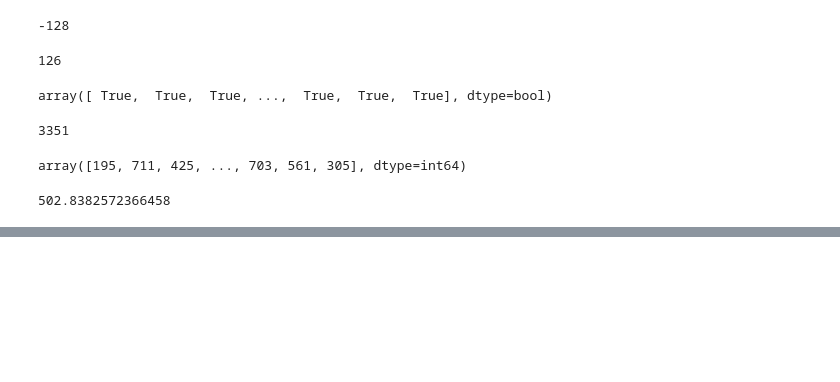
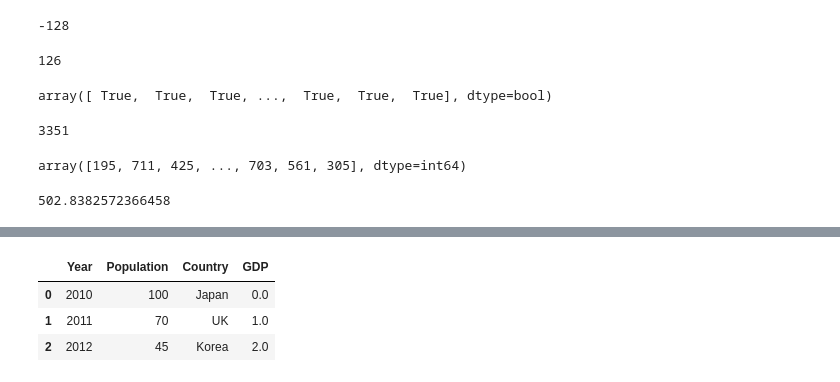
Before and after one commit to pekoto-zz/MyJupyterNotes, a Jupyter notebook: Python for Data Analysis.ipynb, the cells around one changed output, grey strips where cells are left out. Cells and saved outputs as stored; diff of their text form; code cells hidden in the pictures; blank space fills up the shorter version.

```diff
--- a/Python for Data Analysis.ipynb
+++ b/Python for Data Analysis.ipynb
@@ -1354,0 +1620,9 @@ crossing_times.mean()
+# %%
+# And then remove it like this
+del frame["Growing"]
+frame
+# %% [output]
+|  | Year | Population | Country | GDP |
+| 0 | 2010 | 100 | Japan | 0.0 |
+| 1 | 2011 | 70 | UK | 1.0 |
+| 2 | 2012 | 45 | Korea | 2.0 |
```
Also changed, not shown: parts of 33 cells of this notebook.
